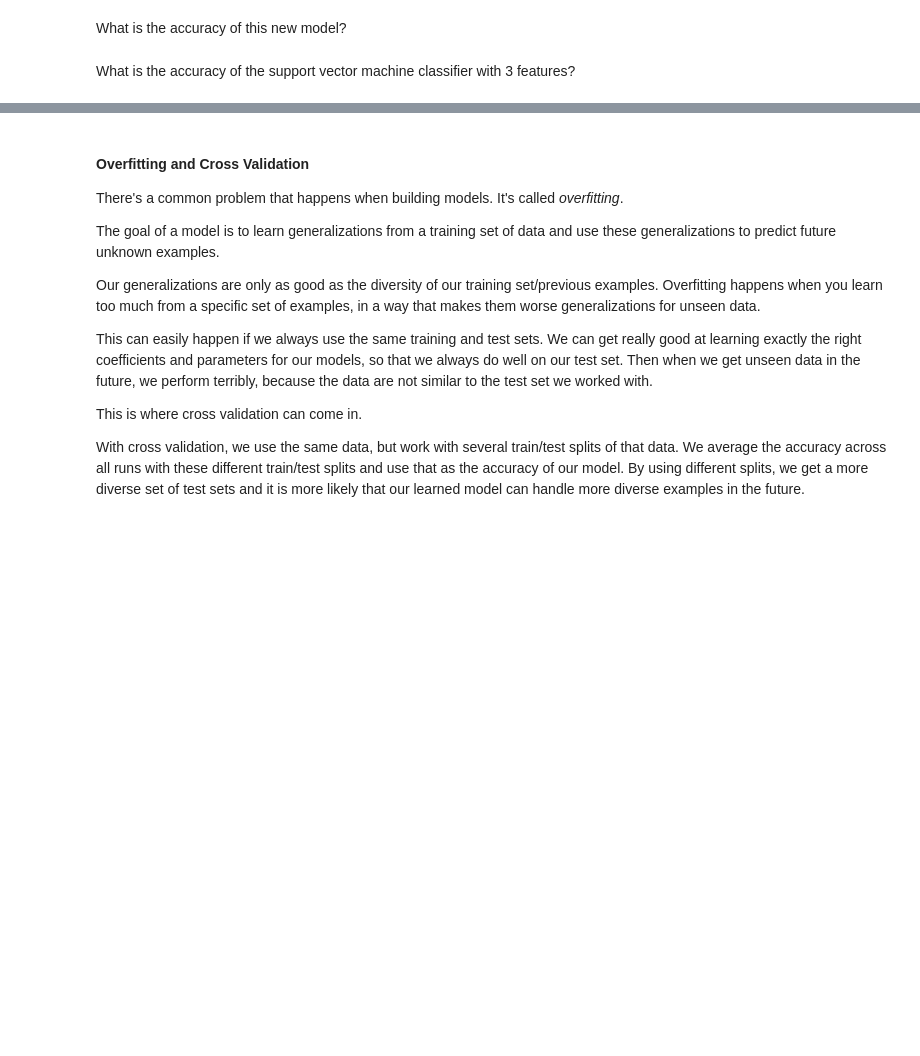
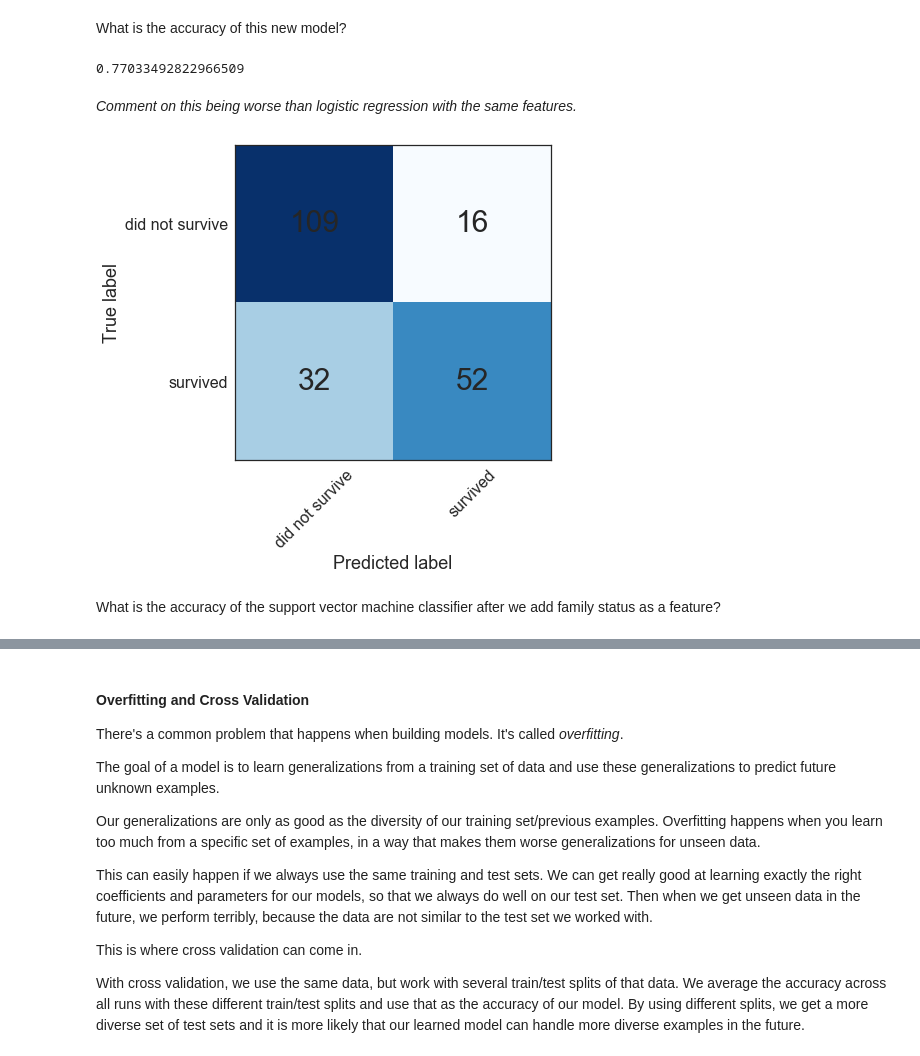
Before and after one commit to marijavlajic/code-university-ml-workshop, a Jupyter notebook: ML Workshop Part 3 - Support Vector Machines.ipynb, the cells around one changed output, grey strips where cells are left out. Cells and saved outputs as stored; diff of their text form; code cells hidden in the pictures; blank space fills up the shorter version.

```diff
--- a/ML Workshop Part 3 - Support Vector Machines.ipynb
+++ b/ML Workshop Part 3 - Support Vector Machines.ipynb
@@ -19,3 +17,8 @@ y = iris_dataset.target
+# %%
+titanic = pd.read_csv('titanic_processed.csv')
+# %%
+X = titanic.drop('survived', axis = 1)
+y = titanic['survived']
 # %% [markdown]
 ### Support Vector Machines
 # %% [markdown]
@@ -48,5 +51,5 @@ Use the first two features (sepal length and width).
 # %%
-X_sub = X[:, :2]
+X_sub = X[['pclass', 'sex', 'age']]
 # %% [markdown]
 Separate the data into training and test sets using a 80/20 split.
 # %%
@@ -62,3 +65,5 @@ y_pred = model.predict(X_test)
 What is the accuracy of this new model?
 # %%
 accuracy_score(y_test, y_pred)
+# %% [output]
+0.77033492822966509
@@ -67,5 +70,11 @@ plot_supervised_model('SVM, 2 features, 20% test set', model, X_test, y_test, y_
+# %% [markdown]
+_Comment on this being worse than logistic regression with the same features._
+# %%
+plot_confusion_matrix(y_test, y_pred)
+# %% [output]
+[figure, added]
 # %% [markdown]
-What is the accuracy of the support vector machine classifier with 3 features?
+What is the accuracy of the support vector machine classifier after we add family status as a feature?
 # %%
 # TODO - train/test split
 # %%
```
Also changed, not shown: parts of 20 cells of this notebook, 1 other file.
